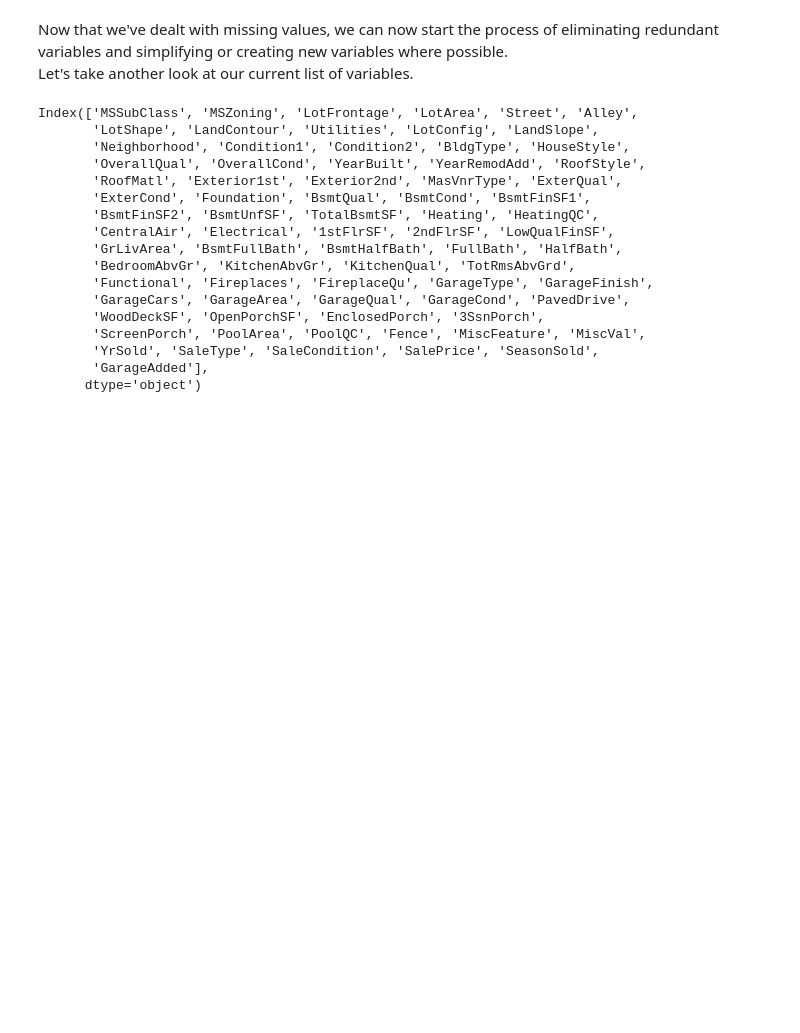
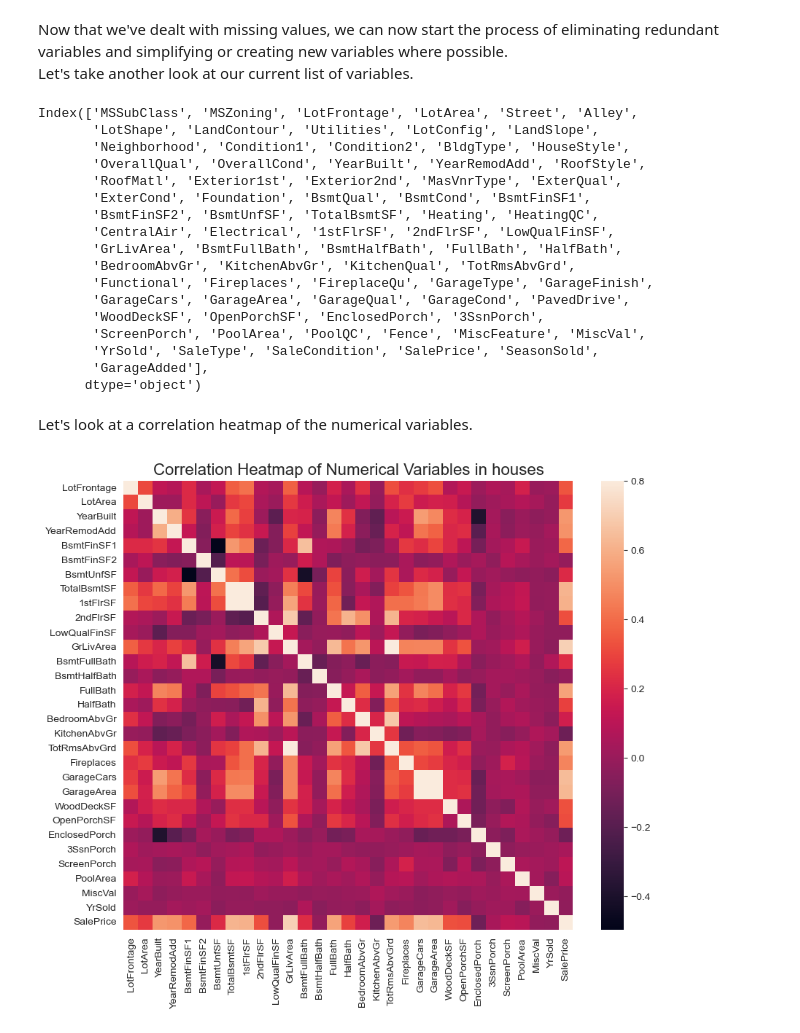
Before and after one commit to faupel15/Housing_Price_Prediction, a Jupyter notebook: Housing_Price_Prediction.ipynb, the cells around one changed output. Saved outputs shown, nothing was run; the diff lists cells and outputs as text; code cells hidden in the pictures; blank space fills up the shorter version.

```diff
--- a/Housing_Price_Prediction.ipynb
+++ b/Housing_Price_Prediction.ipynb
@@ -697,3 +697,16 @@ houses = houses[['MSSubClass', 'MSZoning', 'LotFrontage', 'LotArea', 'Street', '
        'WoodDeckSF', 'OpenPorchSF', 'EnclosedPorch', '3SsnPorch',
        'ScreenPorch', 'PoolArea', 'PoolQC', 'Fence', 'MiscFeature', 'MiscVal',
        'SeasonSold', 'YrSold', 'SaleType', 'SaleCondition', 'SalePrice']]
+# %% [markdown]
+Let's look at a correlation heatmap of the numerical variables.
+# %%
+# Correlation matrix
+corrmat = houses.corr(numeric_only=True)
+
+# Heatmap
+plt.figure(figsize=(10, 8))
+sns.heatmap(corrmat, vmax=.8, square=True)
+plt.title('Correlation Heatmap of Numerical Variables in houses', fontsize=16)
+plt.show();
+# %% [output]
+[figure, added]
```
Also changed, not shown: parts of 14 cells of this notebook.
